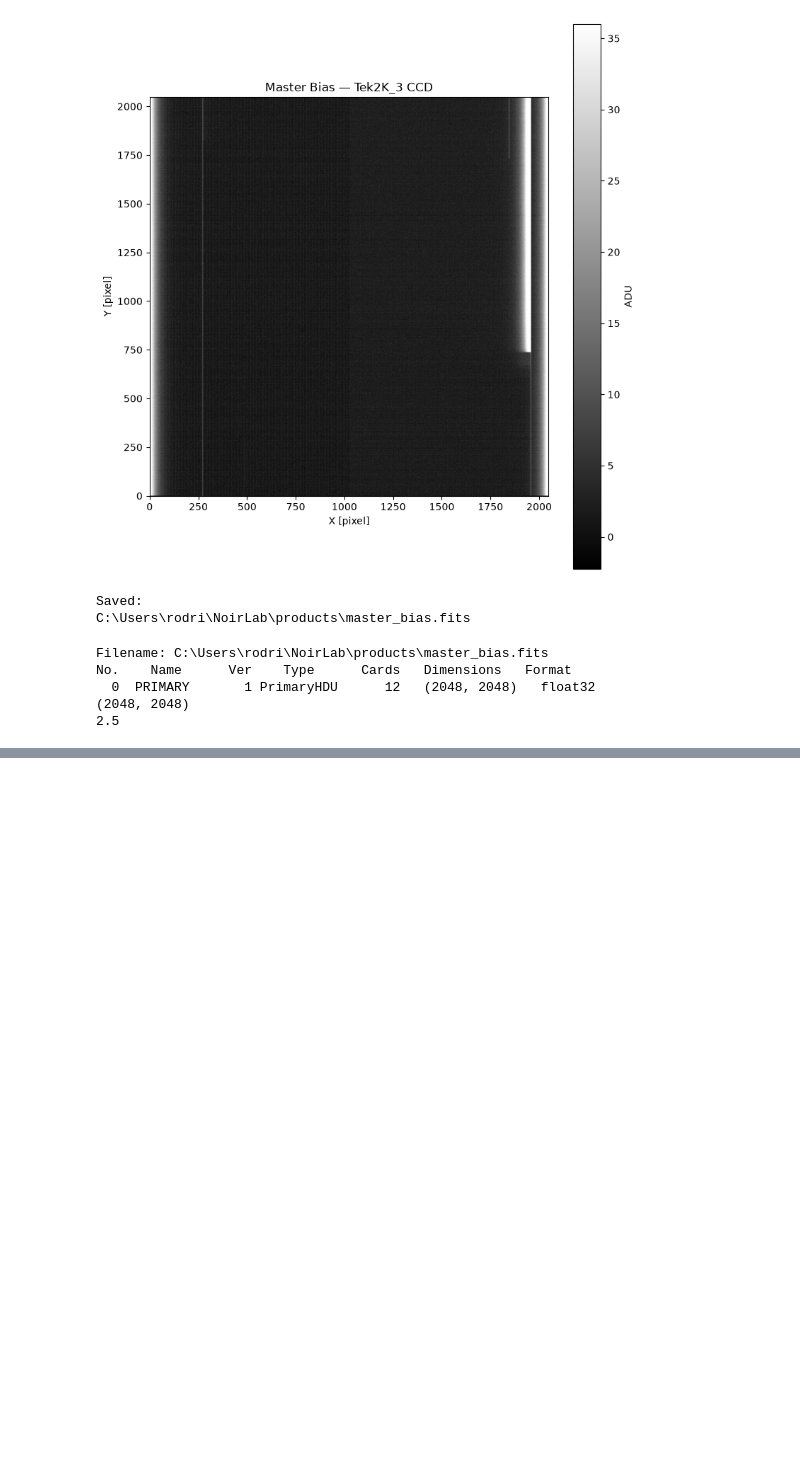
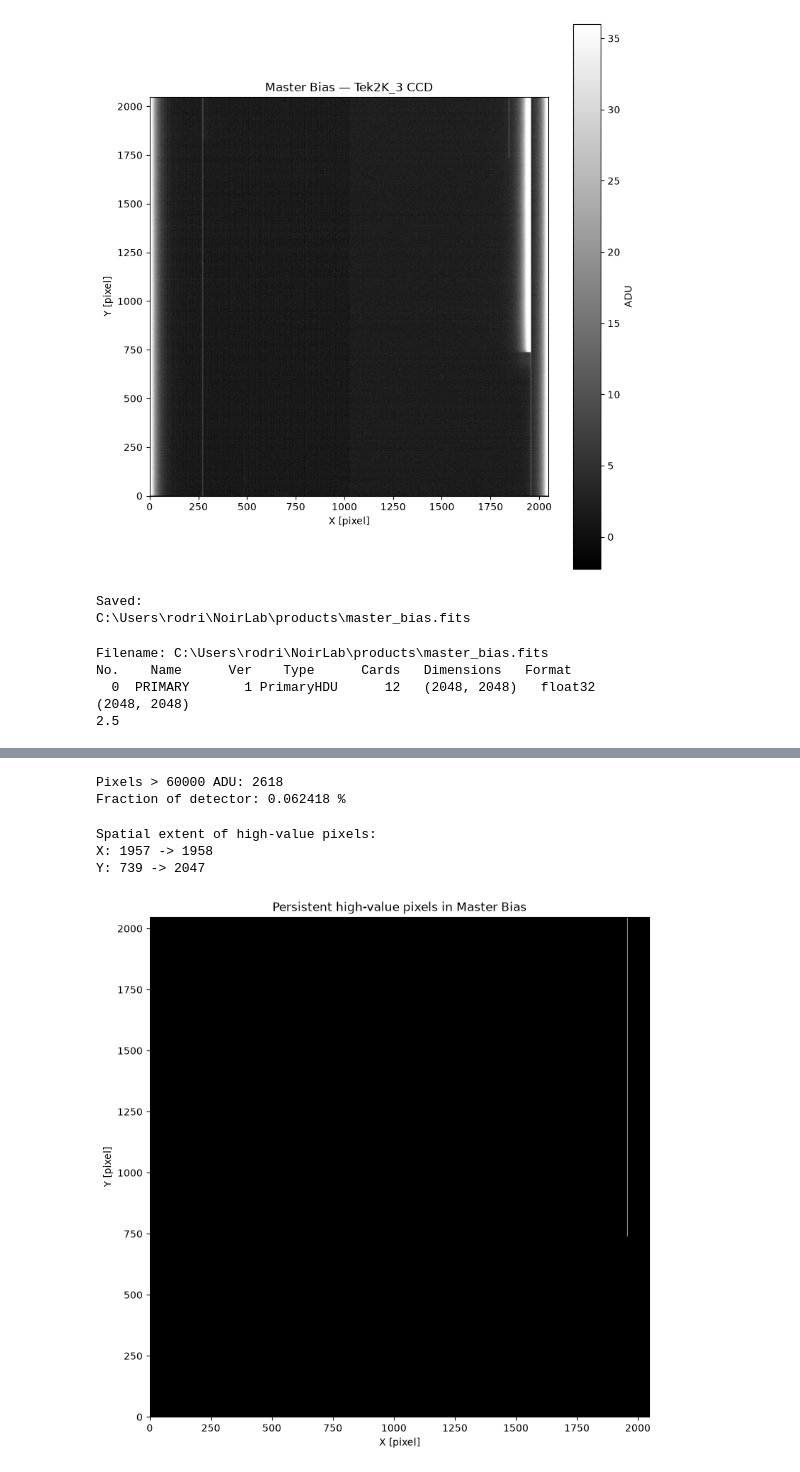
Before and after one commit to RCV-005/noirlab-ccd-reduction, a Jupyter notebook: Notebooks/01_master_bias.ipynb, the cells around one changed output, grey strips where cells are left out. Saved outputs shown, nothing was run; the diff lists cells and outputs as text; code cells hidden in the pictures; blank space fills up the shorter version.

```diff
--- a/Notebooks/01_master_bias.ipynb
+++ b/Notebooks/01_master_bias.ipynb
@@ -333,0 +538,43 @@ No.    Name      Ver    Type      Cards   Dimensions   Format
+# %%
+# Extremely high pixels in the master bias
+high_mask = master_bias > 60000
+
+n_high = np.sum(high_mask)
+percentage_high = 100 * n_high / master_bias.size
+
+print(f"Pixels > 60000 ADU: {n_high}")
+print(f"Fraction of detector: {percentage_high:.6f} %")
+# %% [output]
+Pixels > 60000 ADU: 2618
+Fraction of detector: 0.062418 %
+# %%
+coords = np.argwhere(high_mask)
+
+if len(coords) > 0:
+    y_min, x_min = coords.min(axis=0)
+    y_max, x_max = coords.max(axis=0)
+
+    print("Spatial extent of high-value pixels:")
+    print(f"X: {x_min} -> {x_max}")
+    print(f"Y: {y_min} -> {y_max}")
+# %% [output]
+Spatial extent of high-value pixels:
+X: 1957 -> 1958
+Y: 739 -> 2047
+# %%
+plt.figure(figsize=(8, 8))
+
+plt.imshow(
+    high_mask,
+    origin="lower",
+    cmap="gray"
+)
+
+plt.xlabel("X [pixel]")
+plt.ylabel("Y [pixel]")
+plt.title("Persistent high-value pixels in Master Bias")
+
+plt.tight_layout()
+plt.show()
+# %% [output]
+[figure, added]
```
Also changed, not shown: parts of 9 cells of this notebook, 1 other file.
